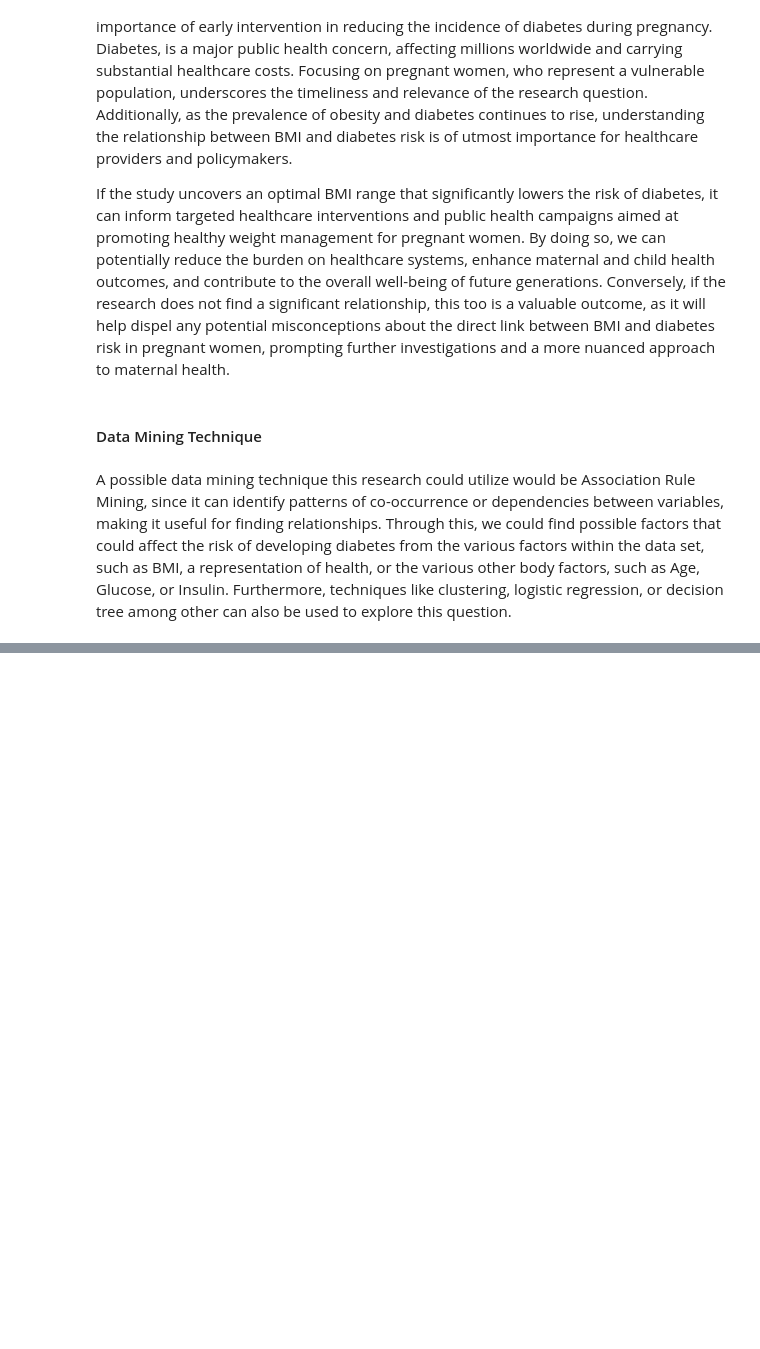
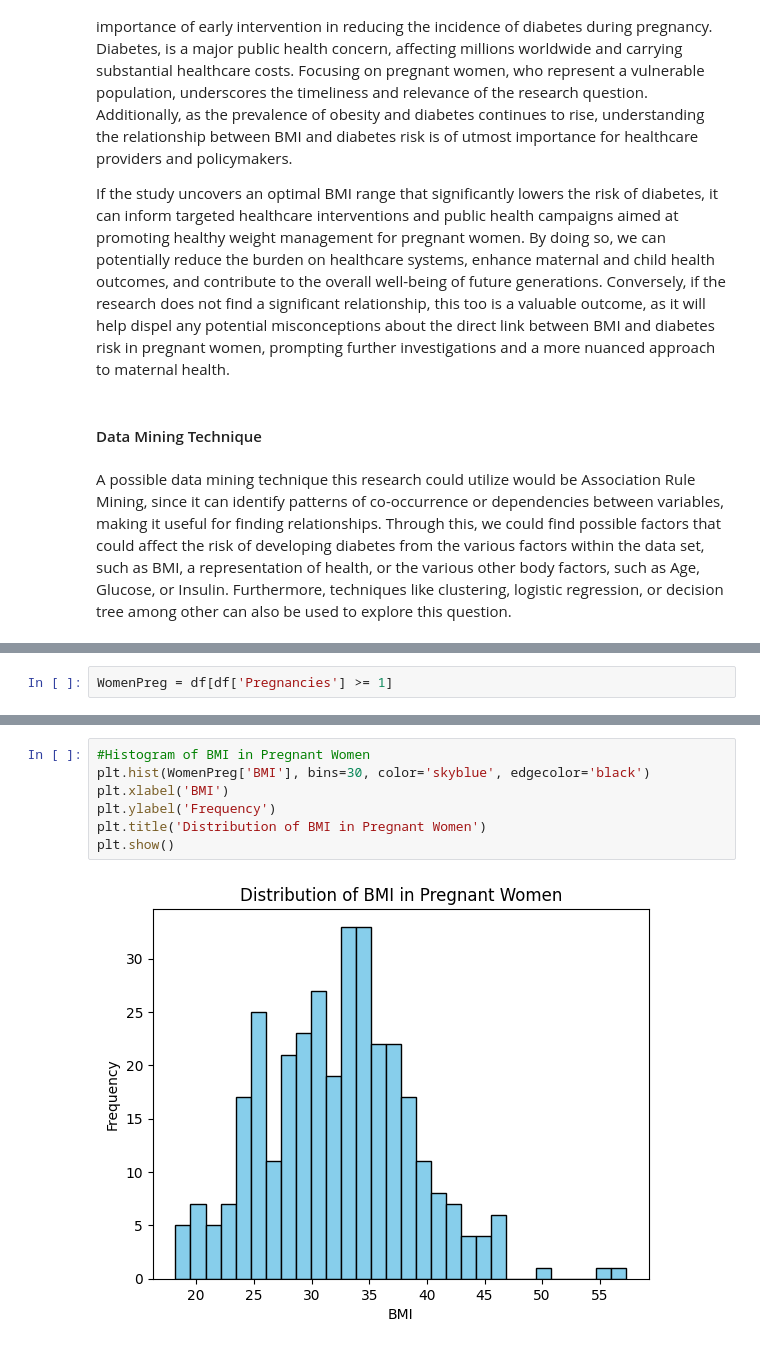
Before and after one commit to houin679/CSMODELPROJECT, a Jupyter notebook: MCO1_CSMODEL.ipynb, the cells around one changed output, grey strips where cells are left out. Drawn from its saved outputs; the diff is of its cells as text; blank space fills up the shorter version.

```diff
--- a/MCO1_CSMODEL.ipynb
+++ b/MCO1_CSMODEL.ipynb
@@ -906,0 +911,2 @@ A possible data mining technique this research could utilize would be Associatio
+# %%
+WomenPreg = df[df['Pregnancies'] >= 1]
@@ -906,0 +931,9 @@ A possible data mining technique this research could utilize would be Associatio
+# %%
+#Histogram of BMI in Pregnant Women
+plt.hist(WomenPreg['BMI'], bins=30, color='skyblue', edgecolor='black')
+plt.xlabel('BMI')
+plt.ylabel('Frequency')
+plt.title('Distribution of BMI in Pregnant Women')
+plt.show()
+# %% [output]
+[figure, added]
```
Also changed, not shown: parts of 6 cells of this notebook.
